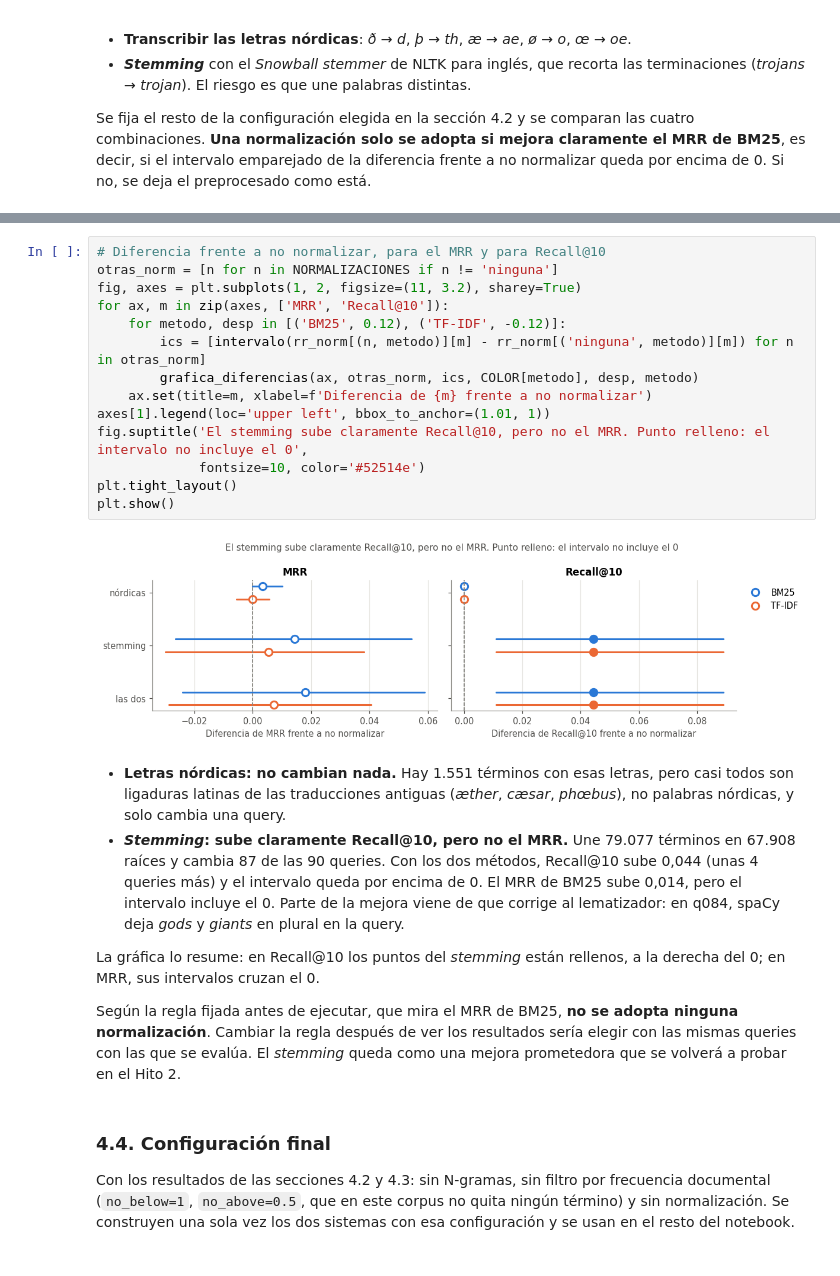
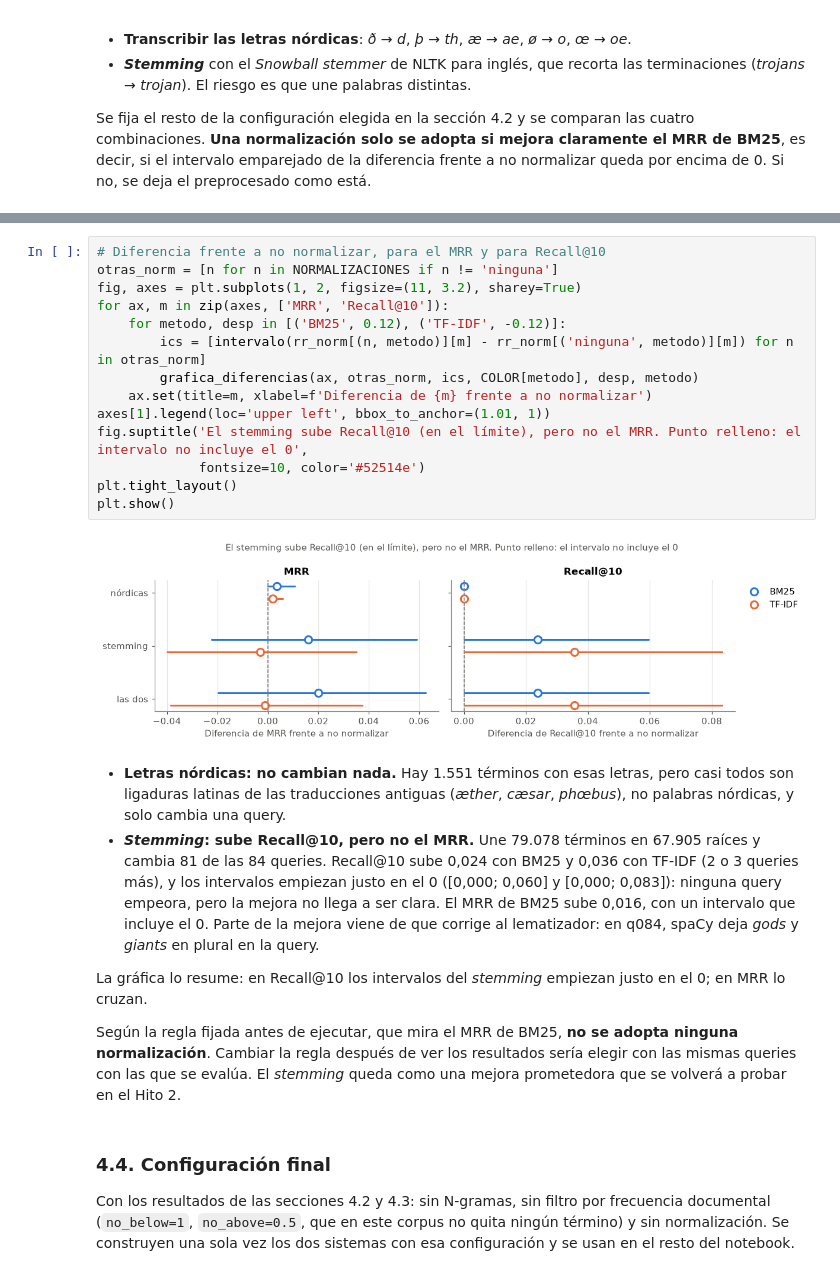
Before and after one commit to ruben-diaz-2004/Fact-checking_system, a Jupyter notebook: notebooks/hito1.ipynb, the cells around one changed output, grey strips where cells are left out. Drawn from its saved outputs; the diff is of its cells as text.

Commit message:
Hito 1: troceo de YouTube corregido, 84 queries y notebook reejecutado
Arreglado .gitignore, descartadas 6 queries (copia o genéricas) y actualizados README y resultados.

```diff
--- a/notebooks/hito1.ipynb
+++ b/notebooks/hito1.ipynb
@@ -1278,24 +1278,24 @@ Wall time: 33.3 s
 # %%
 # Diferencia frente a no normalizar, para el MRR y para Recall@10
 otras_norm = [n for n in NORMALIZACIONES if n != 'ninguna']
 fig, axes = plt.subplots(1, 2, figsize=(11, 3.2), sharey=True)
 for ax, m in zip(axes, ['MRR', 'Recall@10']):
     for metodo, desp in [('BM25', 0.12), ('TF-IDF', -0.12)]:
         ics = [intervalo(rr_norm[(n, metodo)][m] - rr_norm[('ninguna', metodo)][m]) for n in otras_norm]
         grafica_diferencias(ax, otras_norm, ics, COLOR[metodo], desp, metodo)
     ax.set(title=m, xlabel=f'Diferencia de {m} frente a no normalizar')
 axes[1].legend(loc='upper left', bbox_to_anchor=(1.01, 1))
-fig.suptitle('El stemming sube claramente Recall@10, pero no el MRR. Punto relleno: el intervalo no incluye el 0',
+fig.suptitle('El stemming sube Recall@10 (en el límite), pero no el MRR. Punto relleno: el intervalo no incluye el 0',
              fontsize=10, color='#52514e')
 plt.tight_layout()
 plt.show()
 # %% [output]
-[figure, old version]
+[figure, new version]
 # %% [markdown]
 - **Letras nórdicas: no cambian nada.** Hay 1.551 términos con esas letras, pero casi todos son ligaduras latinas de las traducciones antiguas (*æther*, *cæsar*, *phœbus*), no palabras nórdicas, y solo cambia una query.
-- ***Stemming*: sube claramente Recall@10, pero no el MRR.** Une 79.077 términos en 67.908 raíces y cambia 87 de las 90 queries. Con los dos métodos, Recall@10 sube 0,044 (unas 4 queries más) y el intervalo queda por encima de 0. El MRR de BM25 sube 0,014, pero el intervalo incluye el 0. Parte de la mejora viene de que corrige al lematizador: en q084, spaCy deja *gods* y *giants* en plural en la query.
+- ***Stemming*: sube Recall@10, pero no el MRR.** Une 79.078 términos en 67.905 raíces y cambia 81 de las 84 queries. Recall@10 sube 0,024 con BM25 y 0,036 con TF-IDF (2 o 3 queries más), y los intervalos empiezan justo en el 0 ([0,000; 0,060] y [0,000; 0,083]): ninguna query empeora, pero la mejora no llega a ser clara. El MRR de BM25 sube 0,016, con un intervalo que incluye el 0. Parte de la mejora viene de que corrige al lematizador: en q084, spaCy deja *gods* y *giants* en plural en la query.
 
-La gráfica lo resume: en Recall@10 los puntos del *stemming* están rellenos, a la derecha del 0; en MRR, sus intervalos cruzan el 0.
+La gráfica lo resume: en Recall@10 los intervalos del *stemming* empiezan justo en el 0; en MRR lo cruzan.
 
 Según la regla fijada antes de ejecutar, que mira el MRR de BM25, **no se adopta ninguna normalización**. Cambiar la regla después de ver los resultados sería elegir con las mismas queries con las que se evalúa. El *stemming* queda como una mejora prometedora que se volverá a probar en el Hito 2.
 # %% [markdown]
```
Also changed, not shown: parts of 40 cells of this notebook, 8 other files.
